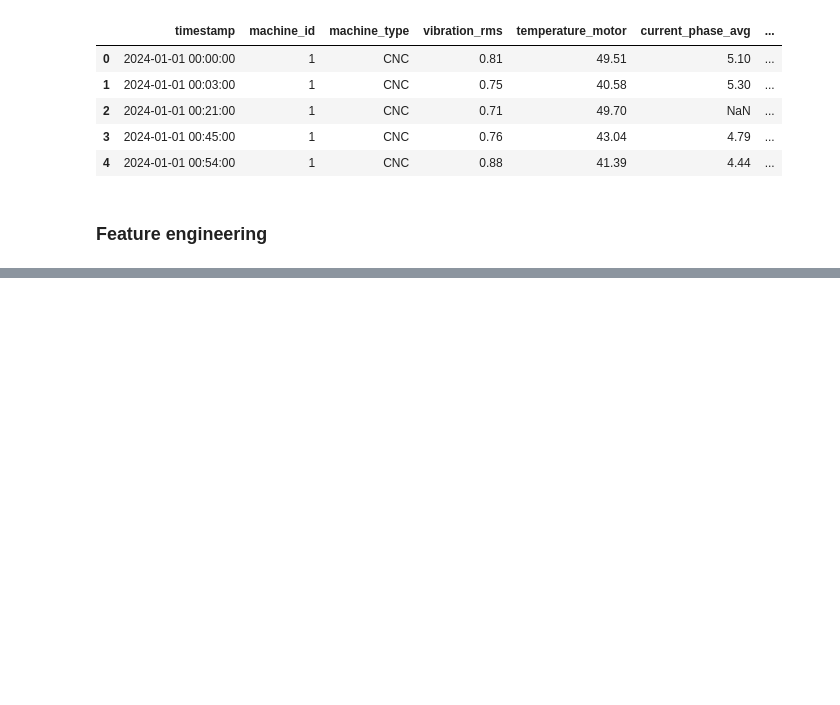
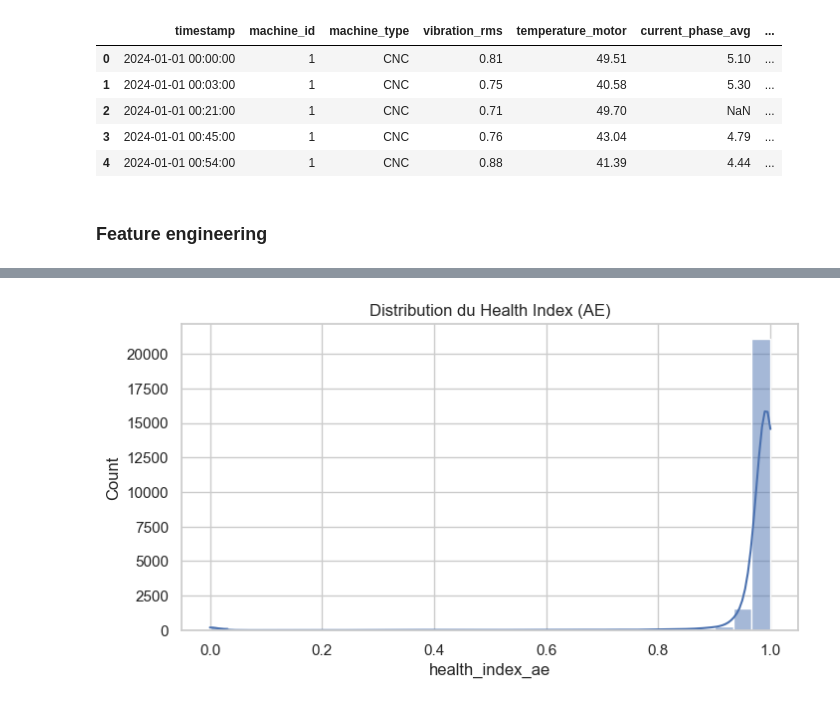
Before and after one commit to AdaheK/predictive-maintenance, a Jupyter notebook: notebooks/02_preprocessing.ipynb, the cells around one changed output, grey strips where cells are left out. Drawn from its saved outputs; the diff is of its cells as text; code cells hidden in the pictures; blank space fills up the shorter version.

```diff
--- a/notebooks/02_preprocessing.ipynb
+++ b/notebooks/02_preprocessing.ipynb
@@ -53,8 +63,8 @@ df.head()
 # %% [markdown]
 Retrait de la colonne à fuite possible
 # %%
-df_model = df.drop(columns=["estimated_repair_cost"], errors="ignore").copy()
+df_base = df_raw.drop(columns=["estimated_repair_cost"], errors="ignore").copy()
 
-print(df_model.shape)
-df_model.head()
+check_df("df_base", df_base)
+df_base.head()
 # %% [output]
@@ -92,14 +99,16 @@ Name: count, dtype: int64
 # %%
-created_cols = [
-    "temp_gap",
-    "vibration_rpm_interaction",
-    "pressure_current_interaction",
-    "vibration_delta",
-    "temperature_delta",
-    "anomaly_trend_raw",
-    "health_score",
-    "health_status",
-]
-
-df_model[created_cols].head()
+df_final, autoencoder, imputer_ae, scaler_ae = build_health_index_ae(
+    df_features,
+    sensor_features=[
+        "vibration_rms",
+        "temperature_motor",
+        "pressure_level",
+        "rpm"
+    ],
+    target_failure_col="failure_within_24h",
+    random_state=42,
+    epochs=100,
+    batch_size=32,
+    patience=10
+)
 # %% [output]
@@ -112,3 +116,7 @@ df_model[created_cols].head()
 # %%
-df_model["health_score"].describe()
+df_final = add_health_label_from_hi(df_final, hi_col="health_index_ae")
+
+print("NaN dans health_index_ae :", df_final["health_index_ae"].isna().sum())
+print(df_final["health_index_ae"].describe())
+print(df_final["health_status"].value_counts())
 # %% [output]
@@ -123,0 +157,8 @@ Name: health_score, dtype: float64
+# %%
+plt.figure(figsize=(8, 4))
+sns.histplot(df_final["health_index_ae"], bins=30, kde=True)
+plt.title("Distribution du Health Index (AE)")
+plt.xlabel("health_index_ae")
+plt.show()
+# %% [output]
+[figure, added]
```
Also changed, not shown: parts of 16 cells of this notebook, 13 other files.
